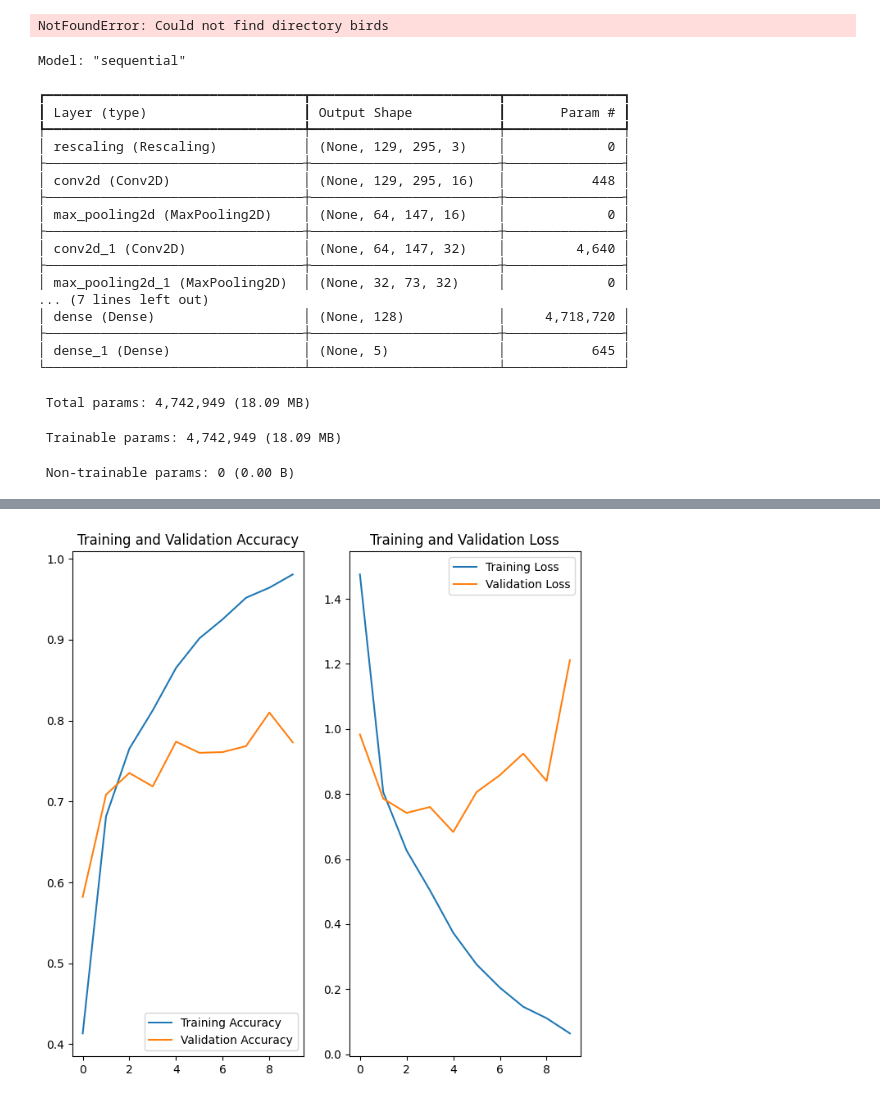
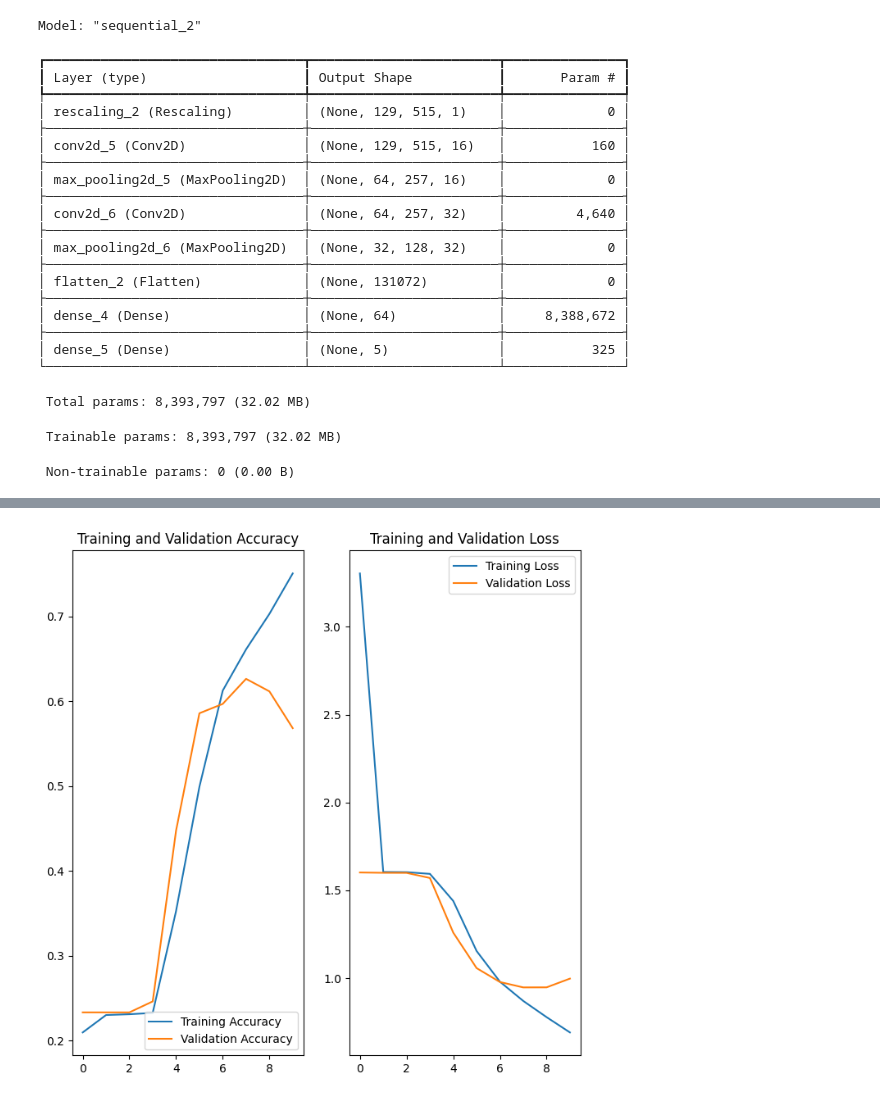
Before and after one commit to Eleczoo/cnn_birds, a Jupyter notebook: v2.ipynb, the cells around one changed output, grey strips where cells are left out. Saved outputs shown, nothing was run; the diff lists cells and outputs as text; code cells hidden in the pictures.

Commit message:
new model with cmsys spectrogram

```diff
--- a/v2.ipynb
+++ b/v2.ipynb
@@ -8,9 +8,9 @@ from tensorflow import keras
 from tensorflow.keras import layers
 from tensorflow.keras.models import Sequential
 # %%
-batch_size = 32
+batch_size = 128
 img_height = 129
-img_width = 295
+img_width = 515
 
 train_ds = tf.keras.utils.image_dataset_from_directory(
 	"birds",
@@ -18,7 +18,8 @@ train_ds = tf.keras.utils.image_dataset_from_directory(
 	subset="training",
 	seed=123,
 	image_size=(img_height, img_width),
-	batch_size=batch_size)
+	batch_size=batch_size,
+	color_mode="grayscale")
 
 val_ds = tf.keras.utils.image_dataset_from_directory(
 	"birds",
@@ -26,13 +27,12 @@ val_ds = tf.keras.utils.image_dataset_from_directory(
 	subset="validation",
 	seed=123,
 	image_size=(img_height, img_width),
-	batch_size=batch_size)
+	batch_size=batch_size,
+	color_mode="grayscale")
 
 
 print(train_ds.class_names)
 class_names = train_ds.class_names
-# %% [output]
-NotFoundError: Could not find directory birds
 # %%
 import matplotlib.pyplot as plt
 
@@ -46,8 +46,9 @@ for images, labels in train_ds.take(1):
 # %%
 num_classes = len(class_names)
 
+# 74 % val acc
 model = Sequential([
-	layers.Rescaling(1./255, input_shape=(img_height, img_width, 3)),
+	layers.Rescaling(1./255, input_shape=(img_height, img_width, 1)),
 	layers.Conv2D(16, 3, padding='same', activation='relu'),
 	layers.MaxPooling2D(),
 	layers.Conv2D(32, 3, padding='same', activation='relu'),
@@ -96,25 +97,27 @@ plt.legend(loc='upper right')
 plt.title('Training and Validation Loss')
 plt.show()
 # %% [output]
-Model: "sequential"
+Model: "sequential_2"
 ┏━━━━━━━━━━━━━━━━━━━━━━━━━━━━━━━━━┳━━━━━━━━━━━━━━━━━━━━━━━━┳━━━━━━━━━━━━━━━┓
 ┃ Layer (type)                    ┃ Output Shape           ┃       Param # ┃
 ┡━━━━━━━━━━━━━━━━━━━━━━━━━━━━━━━━━╇━━━━━━━━━━━━━━━━━━━━━━━━╇━━━━━━━━━━━━━━━┩
-│ rescaling (Rescaling)           │ (None, 129, 295, 3)    │             0 │
+│ rescaling_2 (Rescaling)         │ (None, 129, 515, 1)    │             0 │
 ├─────────────────────────────────┼────────────────────────┼───────────────┤
-│ conv2d (Conv2D)                 │ (None, 129, 295, 16)   │           448 │
+│ conv2d_5 (Conv2D)               │ (None, 129, 515, 16)   │           160 │
 ├─────────────────────────────────┼────────────────────────┼───────────────┤
-│ max_pooling2d (MaxPooling2D)    │ (None, 64, 147, 16)    │             0 │
+│ max_pooling2d_5 (MaxPooling2D)  │ (None, 64, 257, 16)    │             0 │
 ├─────────────────────────────────┼────────────────────────┼───────────────┤
-│ conv2d_1 (Conv2D)               │ (None, 64, 147, 32)    │         4,640 │
+│ conv2d_6 (Conv2D)               │ (None, 64, 257, 32)    │         4,640 │
 ├─────────────────────────────────┼────────────────────────┼───────────────┤
-│ max_pooling2d_1 (MaxPooling2D)  │ (None, 32, 73, 32)     │             0 │
-... (7 lines left out)
-│ dense (Dense)                   │ (None, 128)            │     4,718,720 │
+│ max_pooling2d_6 (MaxPooling2D)  │ (None, 32, 128, 32)    │             0 │
 ├─────────────────────────────────┼────────────────────────┼───────────────┤
-│ dense_1 (Dense)                 │ (None, 5)              │           645 │
+│ flatten_2 (Flatten)             │ (None, 131072)         │             0 │
+├─────────────────────────────────┼────────────────────────┼───────────────┤
+│ dense_4 (Dense)                 │ (None, 64)             │     8,388,672 │
+├─────────────────────────────────┼────────────────────────┼───────────────┤
+│ dense_5 (Dense)                 │ (None, 5)              │           325 │
 └─────────────────────────────────┴────────────────────────┴───────────────┘
- Total params: 4,742,949 (18.09 MB)
+ Total params: 8,393,797 (32.02 MB)
- Trainable params: 4,742,949 (18.09 MB)
+ Trainable params: 8,393,797 (32.02 MB)
  Non-trainable params: 0 (0.00 B)
 Epoch 1/10
@@ -140,2 +143,2 @@ Epoch 10/10
-[figure, old version]
+[figure, new version]
 # %%
```
Also changed, not shown: parts of 3 cells of this notebook, 1 other file.
